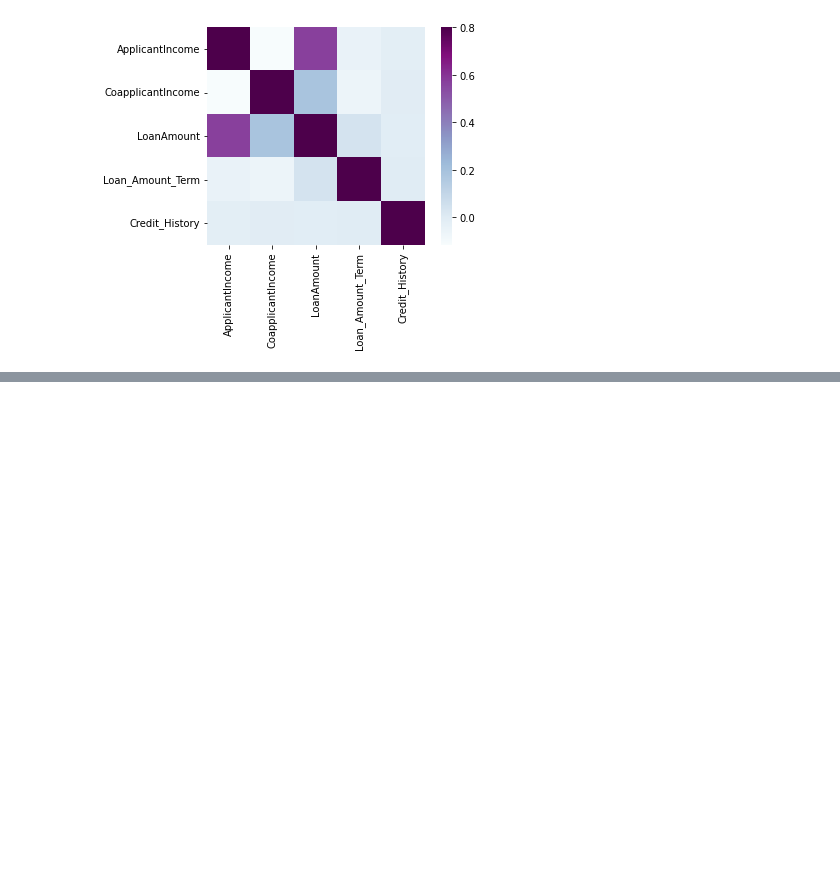
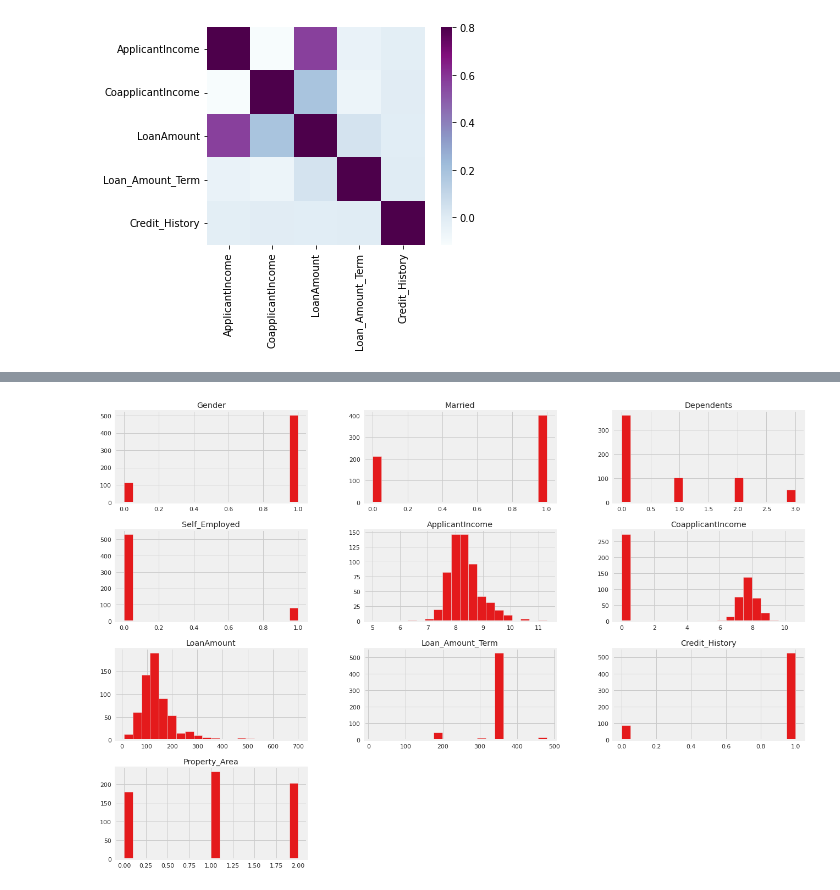
Before and after one commit to dhivya4/Inceptz, a Jupyter notebook: Mini_Hackathon.ipynb, the cells around one changed output, grey strips where cells are left out. Saved outputs shown, nothing was run; the diff lists cells and outputs as text; code cells hidden in the pictures; blank space fills up the shorter version.

```diff
--- a/Mini_Hackathon.ipynb
+++ b/Mini_Hackathon.ipynb
@@ -126,0 +299,5 @@ sns.heatmap(matrix, vmax=.8, square=True, cmap="BuPu")
+# %%
+train.hist(bins = 20, figsize=(20,15))
+plt.show()
+# %% [output]
+[figure, added]
```
Also changed, not shown: parts of 27 cells of this notebook.
